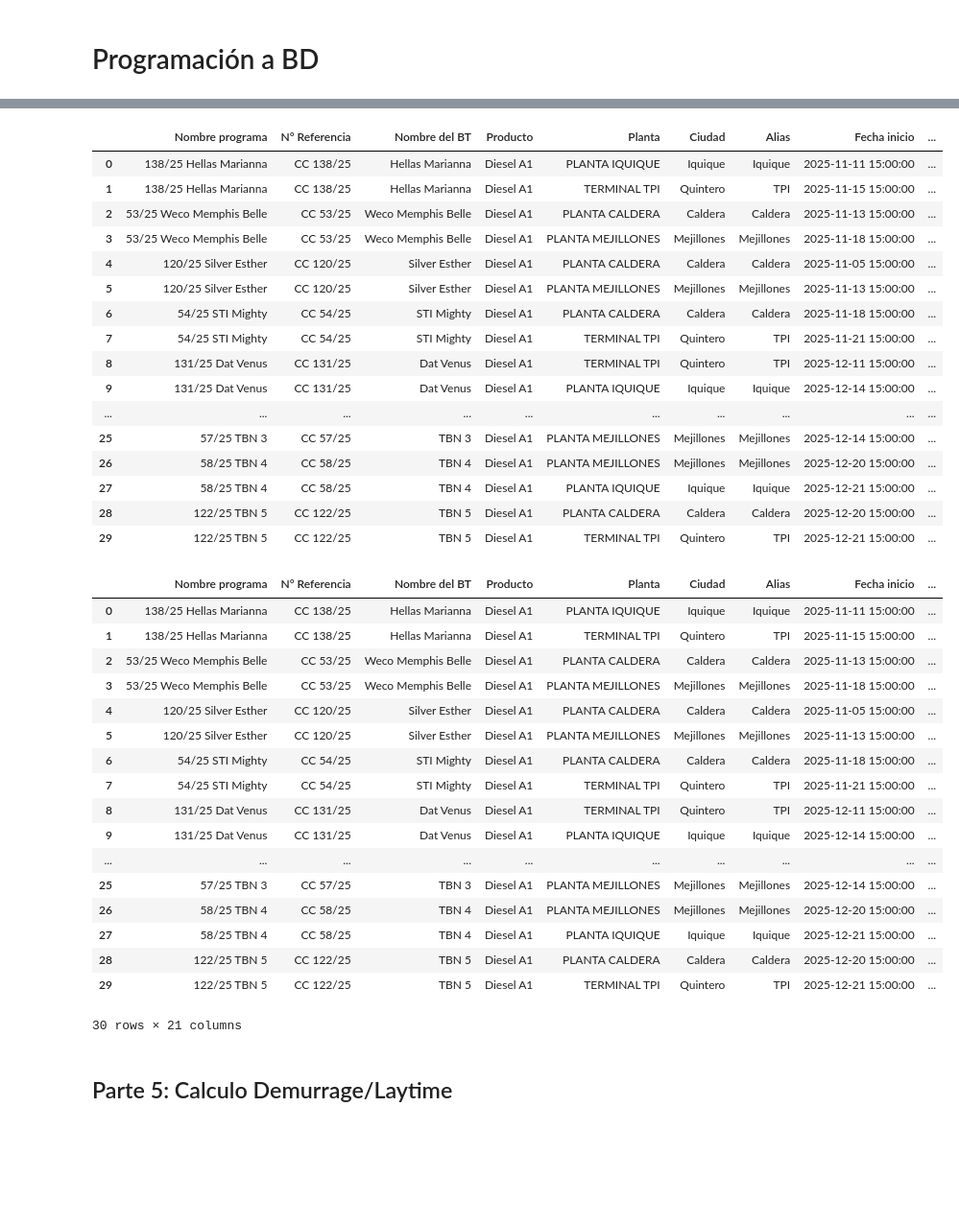
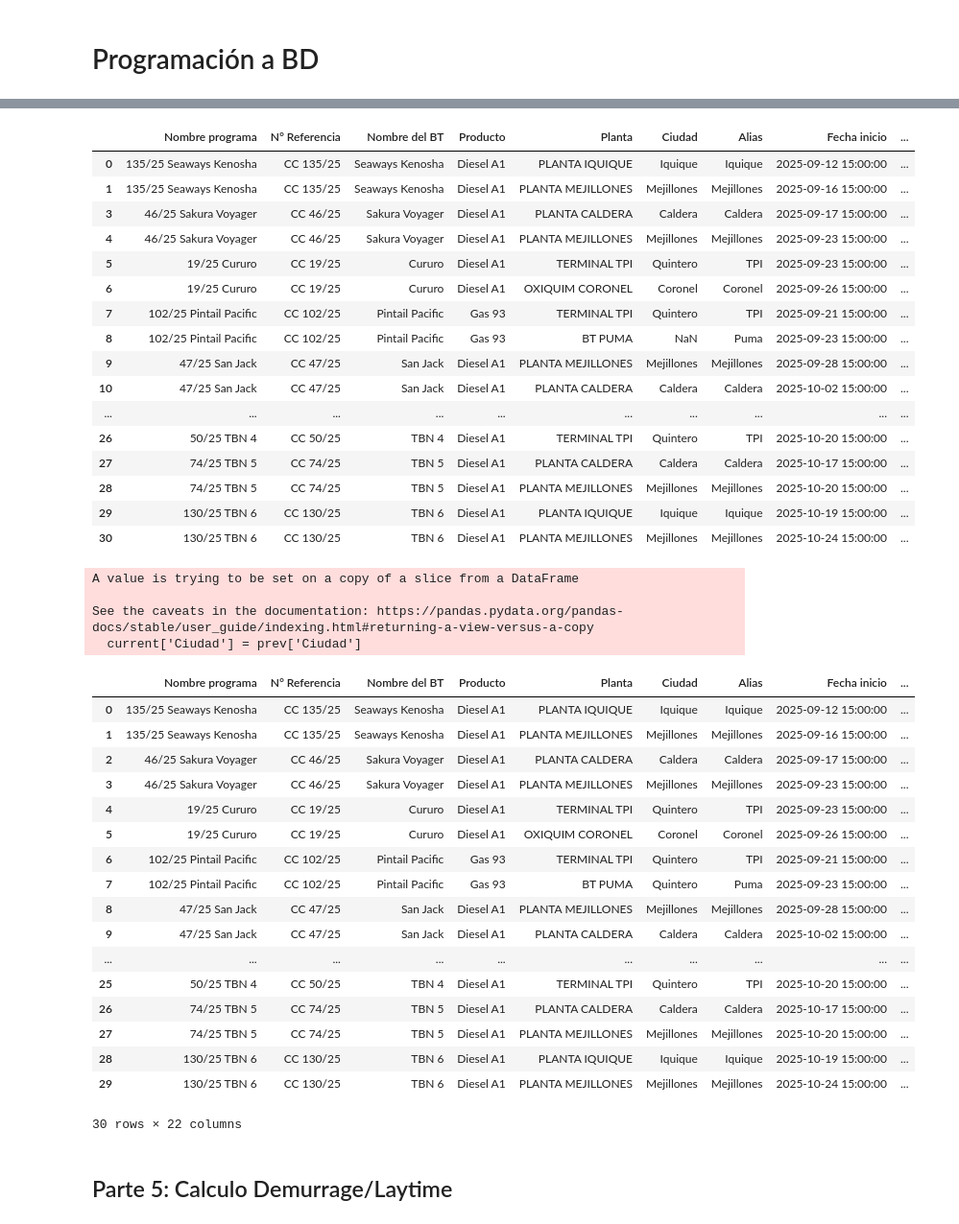
Before and after one commit to jjaubele/Automatizacion-Programacion-BD, a Jupyter notebook: Personal.ipynb, the cells around one changed output, grey strips where cells are left out. Shown: that part at 96% size. Saved outputs shown, nothing was run; the diff lists cells and outputs as text; code cells hidden in the pictures; blank space fills up the shorter version.

```diff
--- a/Personal.ipynb
+++ b/Personal.ipynb
@@ -9,10 +9,10 @@ from utils.extraction_functions import (extraer_bts, extraer_descargas, extraer_
                    extraer_reporte_tankers)
 # %%
 PATH_DISTANCIAS = "Distancias entre puertos.xlsx"
-PATH_PROGRAMACION = "C:\\Users\\jaubele.ap\\Desktop\\Estimación Semanal\\Programaciones\\Programacion Descarga Importaciones 03 de NOV.xlsx"
+PATH_PROGRAMACION = "C:\\Users\\jaubele.ap\\Desktop\\Estimación Semanal\\Programaciones\\Programacion Descarga Importaciones 08 de SEP.xlsx"
 PATH_NUEVA_FICHA = "C:\\Users\\jaubele.ap\\Desktop\\Estimación Semanal\\Nueva Ficha Información de Buques.xlsx"
-PATH_REPORTES_TANKERS = "C:\\Users\\jaubele.ap\\Desktop\\Estimación Semanal\\Reportes Tankers\\Reporte tankers 03-nov-25.pdf"
-FECHA_PROGRAMACION = pd.to_datetime("2025-11-03")
+PATH_REPORTES_TANKERS = "C:\\Users\\jaubele.ap\\Desktop\\Estimación Semanal\\Reportes Tankers\\Reporte tankers 08-sept-25.pdf"
+FECHA_PROGRAMACION = pd.to_datetime("2025-09-08")
 FILE_NAME = f"Base de datos Estimación Semanal {FECHA_PROGRAMACION.strftime('%d-%m-%Y')}.xlsx"
 # %%
 df_bts = extraer_bts(PATH_PROGRAMACION, "Buques")
@@ -152,45 +151,50 @@ df_descargas_por_programa = df_descargas_por_programa.drop(columns=["Nombre del
 df_descargas_por_programa
 # %% [output]
 |  | Nombre programa | N° Referencia | Nombre del BT | Producto | Planta | Ciudad | Alias | Fecha inicio | ... |
-| 0 | 138/25 Hellas Marianna | CC 138/25 | Hellas Marianna | Diesel A1 | PLANTA IQUIQUE | Iquique | Iquique | 2025-11-11 15:00:00 | ... |
-| 1 | 138/25 Hellas Marianna | CC 138/25 | Hellas Marianna | Diesel A1 | TERMINAL TPI | Quintero | TPI | 2025-11-15 15:00:00 | ... |
-| 2 | 53/25 Weco Memphis Belle | CC 53/25 | Weco Memphis Belle | Diesel A1 | PLANTA CALDERA | Caldera | Caldera | 2025-11-13 15:00:00 | ... |
-| 3 | 53/25 Weco Memphis Belle | CC 53/25 | Weco Memphis Belle | Diesel A1 | PLANTA MEJILLONES | Mejillones | Mejillones | 2025-11-18 15:00:00 | ... |
-| 4 | 120/25 Silver Esther | CC 120/25 | Silver Esther | Diesel A1 | PLANTA CALDERA | Caldera | Caldera | 2025-11-05 15:00:00 | ... |
-| 5 | 120/25 Silver Esther | CC 120/25 | Silver Esther | Diesel A1 | PLANTA MEJILLONES | Mejillones | Mejillones | 2025-11-13 15:00:00 | ... |
-| 6 | 54/25 STI Mighty | CC 54/25 | STI Mighty | Diesel A1 | PLANTA CALDERA | Caldera | Caldera | 2025-11-18 15:00:00 | ... |
-| 7 | 54/25 STI Mighty | CC 54/25 | STI Mighty | Diesel A1 | TERMINAL TPI | Quintero | TPI | 2025-11-21 15:00:00 | ... |
-| 8 | 131/25 Dat Venus | CC 131/25 | Dat Venus | Diesel A1 | TERMINAL TPI | Quintero | TPI | 2025-12-11 15:00:00 | ... |
-| 9 | 131/25 Dat Venus | CC 131/25 | Dat Venus | Diesel A1 | PLANTA IQUIQUE | Iquique | Iquique | 2025-12-14 15:00:00 | ... |
+| 0 | 135/25 Seaways Kenosha | CC 135/25 | Seaways Kenosha | Diesel A1 | PLANTA IQUIQUE | Iquique | Iquique | 2025-09-12 15:00:00 | ... |
+| 1 | 135/25 Seaways Kenosha | CC 135/25 | Seaways Kenosha | Diesel A1 | PLANTA MEJILLONES | Mejillones | Mejillones | 2025-09-16 15:00:00 | ... |
+| 3 | 46/25 Sakura Voyager | CC 46/25 | Sakura Voyager | Diesel A1 | PLANTA CALDERA | Caldera | Caldera | 2025-09-17 15:00:00 | ... |
+| 4 | 46/25 Sakura Voyager | CC 46/25 | Sakura Voyager | Diesel A1 | PLANTA MEJILLONES | Mejillones | Mejillones | 2025-09-23 15:00:00 | ... |
+| 5 | 19/25 Cururo | CC 19/25 | Cururo | Diesel A1 | TERMINAL TPI | Quintero | TPI | 2025-09-23 15:00:00 | ... |
+| 6 | 19/25 Cururo | CC 19/25 | Cururo | Diesel A1 | OXIQUIM CORONEL | Coronel | Coronel | 2025-09-26 15:00:00 | ... |
+| 7 | 102/25 Pintail Pacific | CC 102/25 | Pintail Pacific | Gas 93 | TERMINAL TPI | Quintero | TPI | 2025-09-21 15:00:00 | ... |
+| 8 | 102/25 Pintail Pacific | CC 102/25 | Pintail Pacific | Gas 93 | BT PUMA | NaN | Puma | 2025-09-23 15:00:00 | ... |
+| 9 | 47/25 San Jack | CC 47/25 | San Jack | Diesel A1 | PLANTA MEJILLONES | Mejillones | Mejillones | 2025-09-28 15:00:00 | ... |
+| 10 | 47/25 San Jack | CC 47/25 | San Jack | Diesel A1 | PLANTA CALDERA | Caldera | Caldera | 2025-10-02 15:00:00 | ... |
 | ... | ... | ... | ... | ... | ... | ... | ... | ... | ... |
-| 25 | 57/25 TBN 3 | CC 57/25 | TBN 3 | Diesel A1 | PLANTA MEJILLONES | Mejillones | Mejillones | 2025-12-14 15:00:00 | ... |
-| 26 | 58/25 TBN 4 | CC 58/25 | TBN 4 | Diesel A1 | PLANTA MEJILLONES | Mejillones | Mejillones | 2025-12-20 15:00:00 | ... |
-| 27 | 58/25 TBN 4 | CC 58/25 | TBN 4 | Diesel A1 | PLANTA IQUIQUE | Iquique | Iquique | 2025-12-21 15:00:00 | ... |
-| 28 | 122/25 TBN 5 | CC 122/25 | TBN 5 | Diesel A1 | PLANTA CALDERA | Caldera | Caldera | 2025-12-20 15:00:00 | ... |
-| 29 | 122/25 TBN 5 | CC 122/25 | TBN 5 | Diesel A1 | TERMINAL TPI | Quintero | TPI | 2025-12-21 15:00:00 | ... |
+| 26 | 50/25 TBN 4 | CC 50/25 | TBN 4 | Diesel A1 | TERMINAL TPI | Quintero | TPI | 2025-10-20 15:00:00 | ... |
+| 27 | 74/25 TBN 5 | CC 74/25 | TBN 5 | Diesel A1 | PLANTA CALDERA | Caldera | Caldera | 2025-10-17 15:00:00 | ... |
+| 28 | 74/25 TBN 5 | CC 74/25 | TBN 5 | Diesel A1 | PLANTA MEJILLONES | Mejillones | Mejillones | 2025-10-20 15:00:00 | ... |
+| 29 | 130/25 TBN 6 | CC 130/25 | TBN 6 | Diesel A1 | PLANTA IQUIQUE | Iquique | Iquique | 2025-10-19 15:00:00 | ... |
+| 30 | 130/25 TBN 6 | CC 130/25 | TBN 6 | Diesel A1 | PLANTA MEJILLONES | Mejillones | Mejillones | 2025-10-24 15:00:00 | ... |
 # %%
+df_descargas_por_programa.index = range(0, len(df_descargas_por_programa))
 df_descargas_por_programa["ETA"] = df_descargas_por_programa["ETA"][[True if descarga == 1 else False for descarga in df_descargas_por_programa["N° Descarga"]]]
 df_descargas_por_programa = rellenar_etas(df_descargas_por_programa, matriz_de_tiempos)
 df_descargas_por_programa
 # %% [output]
+A value is trying to be set on a copy of a slice from a DataFrame
+
+See the caveats in the documentation: https://pandas.pydata.org/pandas-docs/stable/user_guide/indexing.html#returning-a-view-versus-a-copy
+  current['Ciudad'] = prev['Ciudad']
 |  | Nombre programa | N° Referencia | Nombre del BT | Producto | Planta | Ciudad | Alias | Fecha inicio | ... |
-| 0 | 138/25 Hellas Marianna | CC 138/25 | Hellas Marianna | Diesel A1 | PLANTA IQUIQUE | Iquique | Iquique | 2025-11-11 15:00:00 | ... |
-| 1 | 138/25 Hellas Marianna | CC 138/25 | Hellas Marianna | Diesel A1 | TERMINAL TPI | Quintero | TPI | 2025-11-15 15:00:00 | ... |
-| 2 | 53/25 Weco Memphis Belle | CC 53/25 | Weco Memphis Belle | Diesel A1 | PLANTA CALDERA | Caldera | Caldera | 2025-11-13 15:00:00 | ... |
-| 3 | 53/25 Weco Memphis Belle | CC 53/25 | Weco Memphis Belle | Diesel A1 | PLANTA MEJILLONES | Mejillones | Mejillones | 2025-11-18 15:00:00 | ... |
-| 4 | 120/25 Silver Esther | CC 120/25 | Silver Esther | Diesel A1 | PLANTA CALDERA | Caldera | Caldera | 2025-11-05 15:00:00 | ... |
-| 5 | 120/25 Silver Esther | CC 120/25 | Silver Esther | Diesel A1 | PLANTA MEJILLONES | Mejillones | Mejillones | 2025-11-13 15:00:00 | ... |
-| 6 | 54/25 STI Mighty | CC 54/25 | STI Mighty | Diesel A1 | PLANTA CALDERA | Caldera | Caldera | 2025-11-18 15:00:00 | ... |
-| 7 | 54/25 STI Mighty | CC 54/25 | STI Mighty | Diesel A1 | TERMINAL TPI | Quintero | TPI | 2025-11-21 15:00:00 | ... |
-| 8 | 131/25 Dat Venus | CC 131/25 | Dat Venus | Diesel A1 | TERMINAL TPI | Quintero | TPI | 2025-12-11 15:00:00 | ... |
-| 9 | 131/25 Dat Venus | CC 131/25 | Dat Venus | Diesel A1 | PLANTA IQUIQUE | Iquique | Iquique | 2025-12-14 15:00:00 | ... |
+| 0 | 135/25 Seaways Kenosha | CC 135/25 | Seaways Kenosha | Diesel A1 | PLANTA IQUIQUE | Iquique | Iquique | 2025-09-12 15:00:00 | ... |
+| 1 | 135/25 Seaways Kenosha | CC 135/25 | Seaways Kenosha | Diesel A1 | PLANTA MEJILLONES | Mejillones | Mejillones | 2025-09-16 15:00:00 | ... |
+| 2 | 46/25 Sakura Voyager | CC 46/25 | Sakura Voyager | Diesel A1 | PLANTA CALDERA | Caldera | Caldera | 2025-09-17 15:00:00 | ... |
+| 3 | 46/25 Sakura Voyager | CC 46/25 | Sakura Voyager | Diesel A1 | PLANTA MEJILLONES | Mejillones | Mejillones | 2025-09-23 15:00:00 | ... |
+| 4 | 19/25 Cururo | CC 19/25 | Cururo | Diesel A1 | TERMINAL TPI | Quintero | TPI | 2025-09-23 15:00:00 | ... |
+| 5 | 19/25 Cururo | CC 19/25 | Cururo | Diesel A1 | OXIQUIM CORONEL | Coronel | Coronel | 2025-09-26 15:00:00 | ... |
+| 6 | 102/25 Pintail Pacific | CC 102/25 | Pintail Pacific | Gas 93 | TERMINAL TPI | Quintero | TPI | 2025-09-21 15:00:00 | ... |
+| 7 | 102/25 Pintail Pacific | CC 102/25 | Pintail Pacific | Gas 93 | BT PUMA | Quintero | Puma | 2025-09-23 15:00:00 | ... |
+| 8 | 47/25 San Jack | CC 47/25 | San Jack | Diesel A1 | PLANTA MEJILLONES | Mejillones | Mejillones | 2025-09-28 15:00:00 | ... |
+| 9 | 47/25 San Jack | CC 47/25 | San Jack | Diesel A1 | PLANTA CALDERA | Caldera | Caldera | 2025-10-02 15:00:00 | ... |
 | ... | ... | ... | ... | ... | ... | ... | ... | ... | ... |
-| 25 | 57/25 TBN 3 | CC 57/25 | TBN 3 | Diesel A1 | PLANTA MEJILLONES | Mejillones | Mejillones | 2025-12-14 15:00:00 | ... |
-| 26 | 58/25 TBN 4 | CC 58/25 | TBN 4 | Diesel A1 | PLANTA MEJILLONES | Mejillones | Mejillones | 2025-12-20 15:00:00 | ... |
-| 27 | 58/25 TBN 4 | CC 58/25 | TBN 4 | Diesel A1 | PLANTA IQUIQUE | Iquique | Iquique | 2025-12-21 15:00:00 | ... |
-| 28 | 122/25 TBN 5 | CC 122/25 | TBN 5 | Diesel A1 | PLANTA CALDERA | Caldera | Caldera | 2025-12-20 15:00:00 | ... |
-| 29 | 122/25 TBN 5 | CC 122/25 | TBN 5 | Diesel A1 | TERMINAL TPI | Quintero | TPI | 2025-12-21 15:00:00 | ... |
+| 25 | 50/25 TBN 4 | CC 50/25 | TBN 4 | Diesel A1 | TERMINAL TPI | Quintero | TPI | 2025-10-20 15:00:00 | ... |
+| 26 | 74/25 TBN 5 | CC 74/25 | TBN 5 | Diesel A1 | PLANTA CALDERA | Caldera | Caldera | 2025-10-17 15:00:00 | ... |
+| 27 | 74/25 TBN 5 | CC 74/25 | TBN 5 | Diesel A1 | PLANTA MEJILLONES | Mejillones | Mejillones | 2025-10-20 15:00:00 | ... |
+| 28 | 130/25 TBN 6 | CC 130/25 | TBN 6 | Diesel A1 | PLANTA IQUIQUE | Iquique | Iquique | 2025-10-19 15:00:00 | ... |
+| 29 | 130/25 TBN 6 | CC 130/25 | TBN 6 | Diesel A1 | PLANTA MEJILLONES | Mejillones | Mejillones | 2025-10-24 15:00:00 | ... |
-30 rows × 21 columns
+30 rows × 22 columns
 # %% [markdown]
 ## Parte 5: Calculo Demurrage/Laytime
 # %%
```
Also changed, not shown: parts of 8 cells of this notebook, 3 other files.
